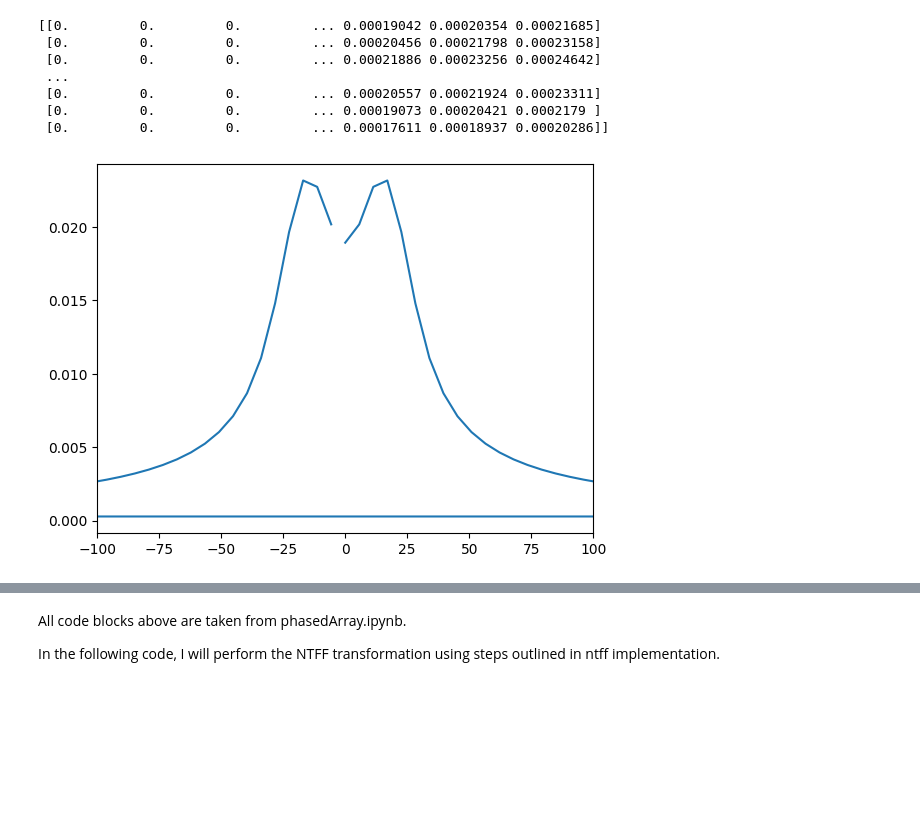
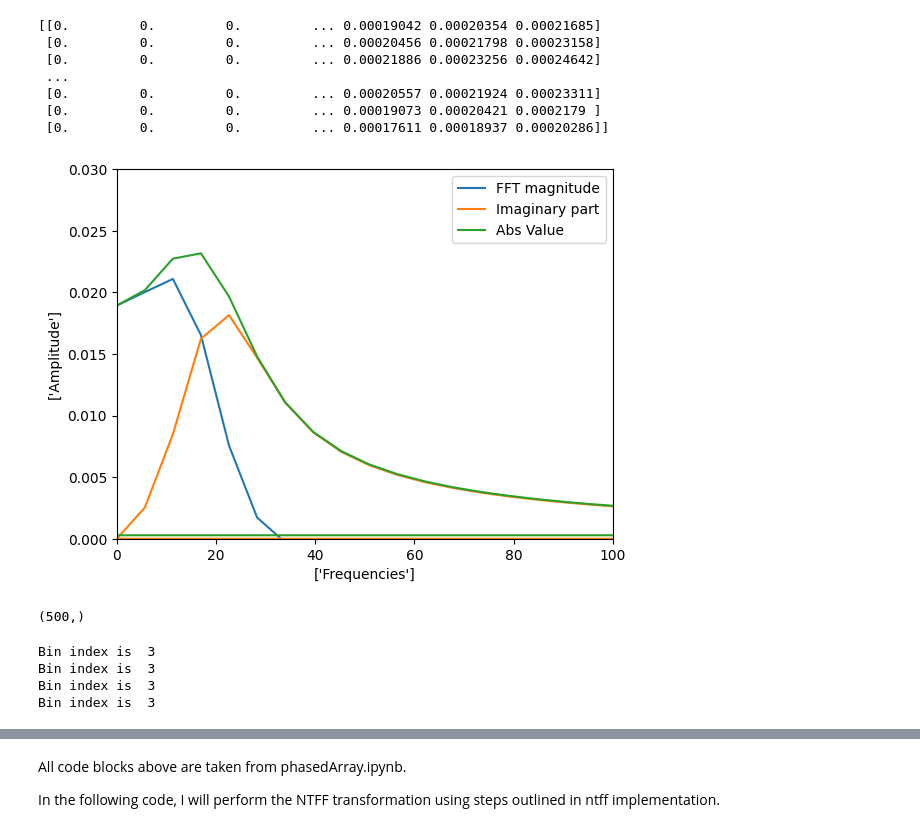
Before and after one commit to carrienlei/EE578FinalProject, a Jupyter notebook: ntff_with_tm_update.ipynb, the cells around one changed output, grey strips where cells are left out. Cells and saved outputs as stored; diff of their text form; code cells hidden in the pictures; blank space fills up the shorter version.

Commit message:
defined phasors on Lines

```diff
--- a/ntff_with_tm_update.ipynb
+++ b/ntff_with_tm_update.ipynb
@@ -254,39 +281,79 @@ plt.show()
 # %%
 #perform DFT on each row in Ez_time_L1 matrix
 
 #Ez_fft= np.zeros(numL_cells, max_time_steps)
 
 #taking fft of each spatial element
-Ez_L1_fft_vals=np.fft.fft(Ez_time_L1, axis=1)
-Ez_L1_freqs=np.fft.fftfreq(max_time_steps, d = magic_time_step)
+Ez_t_list = [Ez_time_L1, Ez_time_L2, Ez_time_L3, Ez_time_L4]
+
+Ez_fft_vals = [np.fft.fft(Ez_time, axis=1) for Ez_time in Ez_t_list]
+Ez_freqs = [np.fft.fftfreq(max_time_steps, d=magic_time_step) for _ in Ez_t_list]
+
 
 #sample plot:
 plt.figure()
-plt.plot(Ez_L1_freqs,np.abs(Ez_L1_fft_vals[50]))
-plt.xlim([-100,100])
+plt.plot(Ez_freqs[0],np.real(Ez_fft_vals[0][50]),label='FFT magnitude')
+plt.plot(Ez_freqs[0], np.imag(Ez_fft_vals[0][50]), label='Imaginary part')
+plt.plot(Ez_freqs[0], np.abs(Ez_fft_vals[0][50]), label='Abs Value')
+
+plt.xlim([0,100])
+plt.ylim([0,0.03])
+plt.xlabel(['Frequencies'])
+plt.ylabel(['Amplitude'])
+plt.legend()
 plt.show()
 
-Hx_L1_fft_vals=np.fft.fft(Hx_time_L1, axis=1)
-Hx_L1_freqs=np.fft.fftfreq(max_time_steps, d = magic_time_step)
+#Hx_L1_fft_vals=np.fft.fft(Hx_time_L1, axis=1)
+#Hx_L1_freqs=np.fft.fftfreq(max_time_steps, d = magic_time_step)
+Hx_t_list = [Hx_time_L1, Hx_time_L2, Hx_time_L3, Hx_time_L4]
 
-Hy_L1_fft_vals=np.fft.fft(Hy_time_L1, axis=1)
-Hy_L1_freqs=np.fft.fftfreq(max_time_steps, d = magic_time_step)
+Hx_fft_vals = [np.fft.fft(Hx_time, axis=1) for Hx_time in Hx_t_list]
+Hx_freqs = [np.fft.fftfreq(max_time_steps, d=magic_time_step) for _ in Hx_t_list]
+
+#Hy_L1_fft_vals=np.fft.fft(Hy_time_L1, axis=1)
+#Hy_L1_freqs=np.fft.fftfreq(max_time_steps, d = magic_time_step)
+Hy_t_list = [Hy_time_L1, Hy_time_L2, Hy_time_L3, Hy_time_L4]
+
+Hy_fft_vals = [np.fft.fft(Hy_time, axis=1) for Hy_time in Hy_t_list]
+Hy_freqs = [np.fft.fftfreq(max_time_steps, d=magic_time_step) for _ in Hy_t_list]
+
+#print(Ez_fft_vals[0].shape)
+print(Ez_fft_vals[0][50].shape)
 # %% [output]
-[figure, old version]
+[figure, new version]
+(500,)
 # %%
 #compute Jeq and Meq
 
 #along L1, Meq = Ez(phasor)
 
 #first: extract phasor element at 16.66 MHz
-target_freq= omega0/(2*np.pi)
-bin_idx = np.argmin(np.abs(Ez_L1_freqs - target_freq))
 
-Meq_L1_phasors = Ez_L1_fft_vals[:,bin_idx]
+#ensuring that max freq component is at same bin for all lines
+for freqs_arr in Ez_freqs:
 
-Jeq_L1_phasors=Hy_L1_fft_vals[:,bin_idx]
+    target_freq= omega0/(2*np.pi)
+    bin_idx = np.argmin(np.abs(freqs_arr - target_freq))
+    print('Bin index is ',bin_idx)
 
-print(Meq_L1_phasors)
+
+Meq_L1_phasors = Ez_fft_vals[0][:,bin_idx]
+Meq_L2_phasors = -Ez_fft_vals[1][:,bin_idx]
+Meq_L3_phasors = -Ez_fft_vals[2][:,bin_idx]
+Meq_L4_phasors= Ez_fft_vals[3][:,bin_idx]
+
+Jeq_L1_phasors=Hy_fft_vals[0][:,bin_idx]
+Jeq_L2_phasors=-Hy_fft_vals[1][:,bin_idx]
+Jeq_L3_phasors=-Hx_fft_vals[2][:,bin_idx]
+Jeq_L4_phasors=Hx_fft_vals[3][:,bin_idx]
+
+#creating list for all Jeq and Meq components along grid
+#print(Meq_L1_phasors)
+# %% [output]
+Bin index is  3
+Bin index is  3
+Bin index is  3
+Bin index is  3
 # %%
 #identifying integral variables for E field in far field:
 
```
Also changed, not shown: parts of 7 cells of this notebook.
